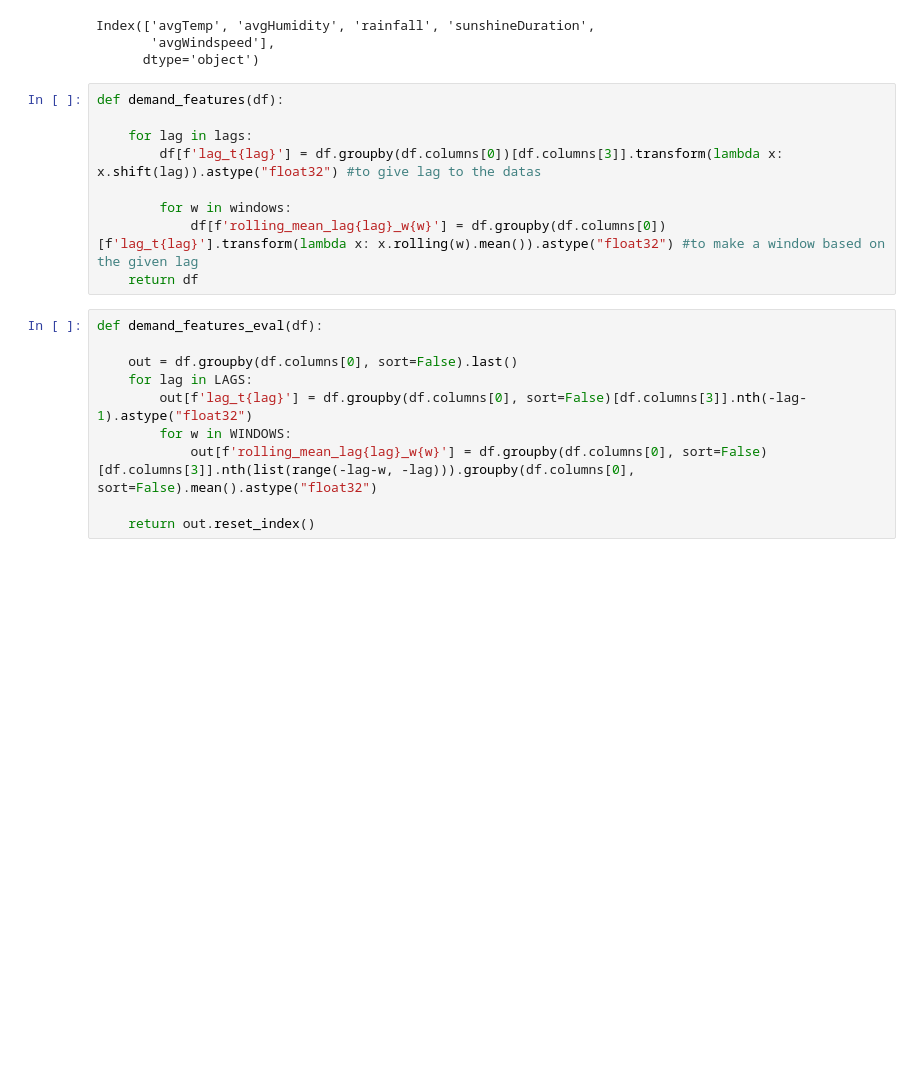
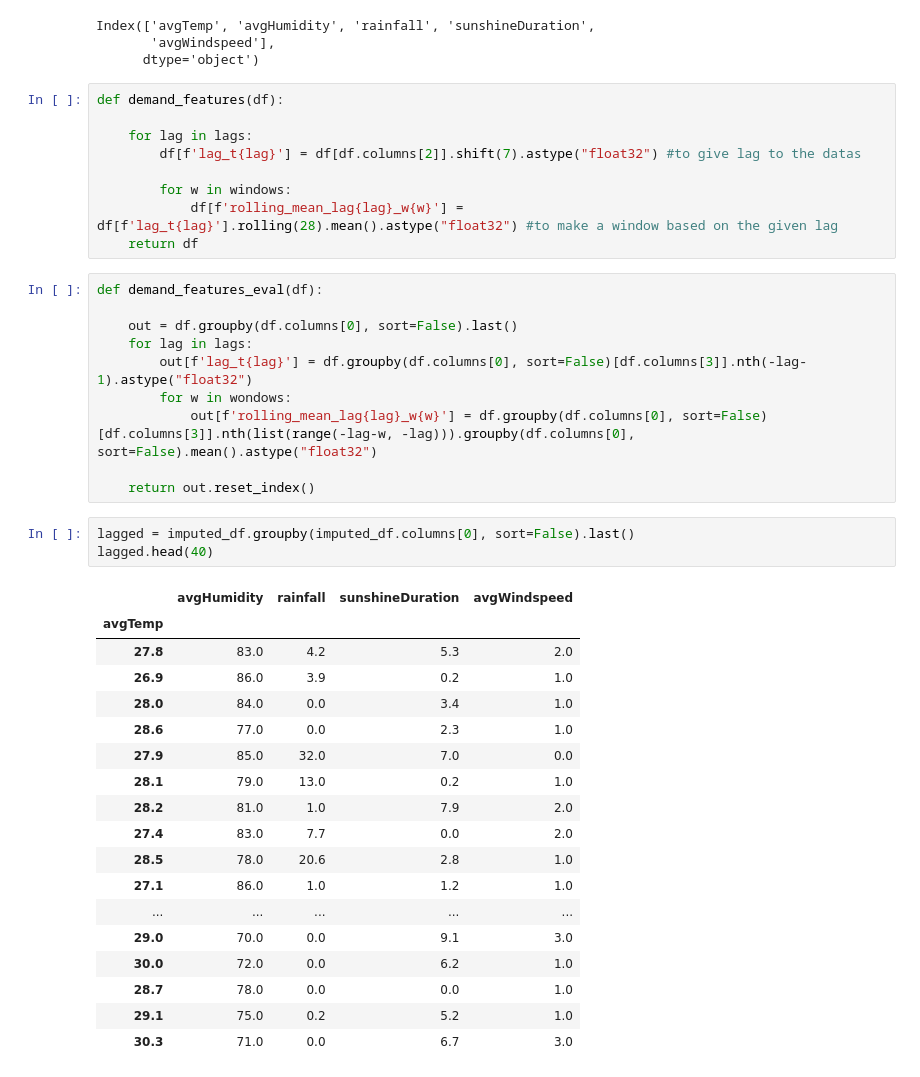
Before and after one commit to jay76-a11y/Data_Science_101, a Jupyter notebook: power-produced-by-solar-panel-in-surabaya.ipynb, the cells around one changed output. Drawn from its saved outputs; the diff is of its cells as text; blank space fills up the shorter version.

```diff
--- a/power-produced-by-solar-panel-in-surabaya.ipynb
+++ b/power-produced-by-solar-panel-in-surabaya.ipynb
@@ -212,18 +212,40 @@ Index(['avgTemp', 'avgHumidity', 'rainfall', 'sunshineDuration',
 def demand_features(df):
 
     for lag in lags:
-        df[f'lag_t{lag}'] = df.groupby(df.columns[0])[df.columns[3]].transform(lambda x: x.shift(lag)).astype("float32") #to give lag to the datas
+        df[f'lag_t{lag}'] = df[df.columns[2]].shift(7).astype("float32") #to give lag to the datas
 
         for w in windows:
-            df[f'rolling_mean_lag{lag}_w{w}'] = df.groupby(df.columns[0])[f'lag_t{lag}'].transform(lambda x: x.rolling(w).mean()).astype("float32") #to make a window based on the given lag
+            df[f'rolling_mean_lag{lag}_w{w}'] = df[f'lag_t{lag}'].rolling(28).mean().astype("float32") #to make a window based on the given lag
     return df
 # %%
 def demand_features_eval(df):
 
     out = df.groupby(df.columns[0], sort=False).last()
-    for lag in LAGS:
+    for lag in lags:
         out[f'lag_t{lag}'] = df.groupby(df.columns[0], sort=False)[df.columns[3]].nth(-lag-1).astype("float32")
-        for w in WINDOWS:
+        for w in wondows:
             out[f'rolling_mean_lag{lag}_w{w}'] = df.groupby(df.columns[0], sort=False)[df.columns[3]].nth(list(range(-lag-w, -lag))).groupby(df.columns[0], sort=False).mean().astype("float32")
 
     return out.reset_index()
+# %%
+lagged = imputed_df.groupby(imputed_df.columns[0], sort=False).last()
+lagged.head(40)
+# %% [output]
+|  | avgHumidity | rainfall | sunshineDuration | avgWindspeed |
+| avgTemp |  |  |  |  |
+| 27.8 | 83.0 | 4.2 | 5.3 | 2.0 |
+| 26.9 | 86.0 | 3.9 | 0.2 | 1.0 |
+| 28.0 | 84.0 | 0.0 | 3.4 | 1.0 |
+| 28.6 | 77.0 | 0.0 | 2.3 | 1.0 |
+| 27.9 | 85.0 | 32.0 | 7.0 | 0.0 |
+| 28.1 | 79.0 | 13.0 | 0.2 | 1.0 |
+| 28.2 | 81.0 | 1.0 | 7.9 | 2.0 |
+| 27.4 | 83.0 | 7.7 | 0.0 | 2.0 |
+| 28.5 | 78.0 | 20.6 | 2.8 | 1.0 |
+| 27.1 | 86.0 | 1.0 | 1.2 | 1.0 |
+| ... | ... | ... | ... | ... |
+| 29.0 | 70.0 | 0.0 | 9.1 | 3.0 |
+| 30.0 | 72.0 | 0.0 | 6.2 | 1.0 |
+| 28.7 | 78.0 | 0.0 | 0.0 | 1.0 |
+| 29.1 | 75.0 | 0.2 | 5.2 | 1.0 |
+| 30.3 | 71.0 | 0.0 | 6.7 | 3.0 |
```
Also changed, not shown: parts of 2 cells of this notebook.
